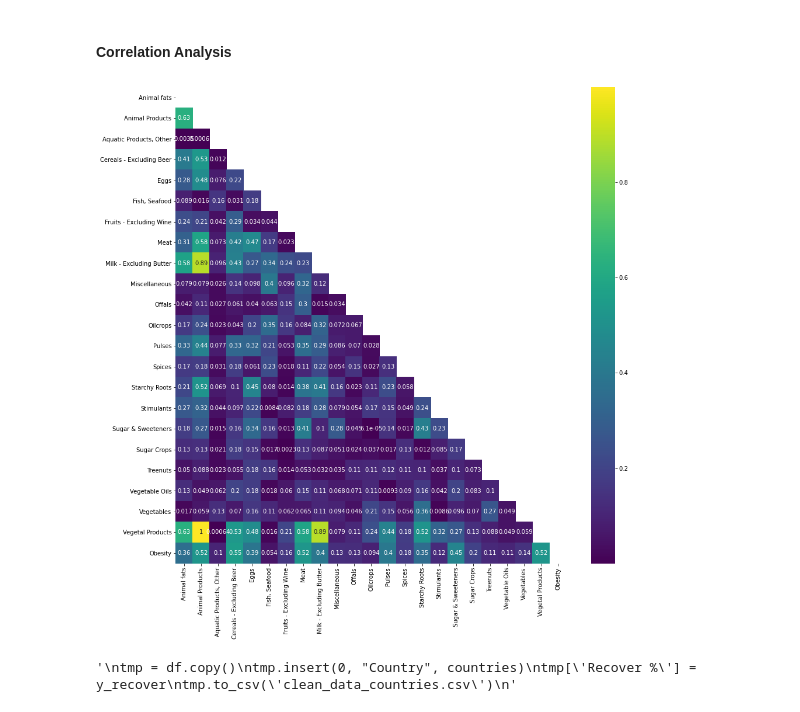
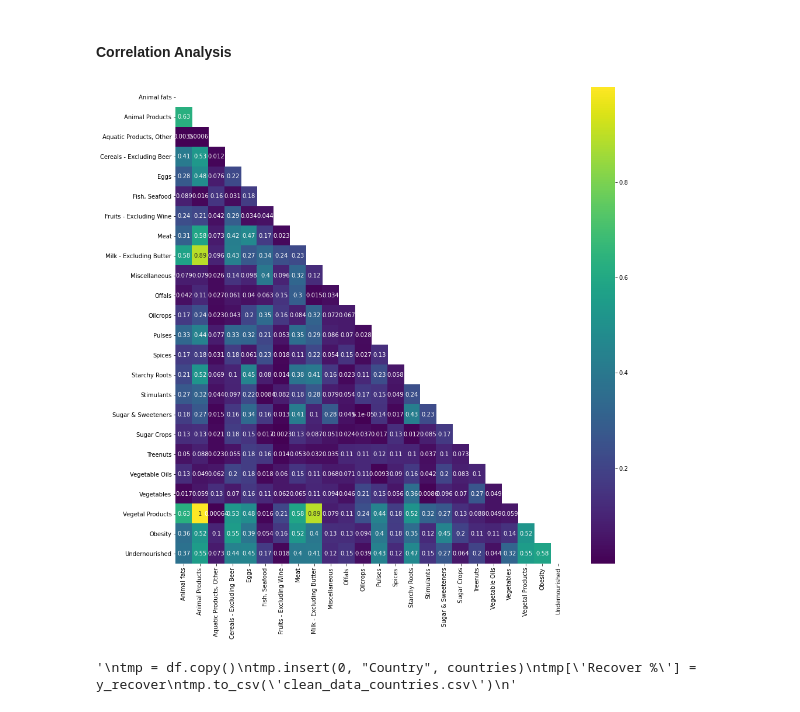
Before and after one commit to Linlin-Li-1/Game-of-Data, a Jupyter notebook: bios823-final-ml.ipynb, the cells around one changed output. Drawn from its saved outputs; the diff is of its cells as text; code cells hidden in the pictures.

Commit message:
edit figures

```diff
--- a/bios823-final-ml.ipynb
+++ b/bios823-final-ml.ipynb
@@ -47,0 +73,2 @@ df.head()
+# %%
+df.loc[df['Undernourished']=='<2.5', 'Undernourished'] = '2.0'
@@ -65,0 +113,2 @@ mn.matrix(df)
+# %%
+df['Country'] = countries
@@ -66,8 +122,8 @@ mn.matrix(df)
 # %%
 y_death = df['Deaths'] / df['Confirmed']
 y_recover = df['Recovered'] / df['Confirmed']
-df = df[df.columns[1:-5]]
-df.head()
+X = df[df.columns[1:-6]].copy()
+X.head()
 # %% [output]
 |  | Animal fats | Animal Products | Aquatic Products, Other | Cereals - Excluding Beer | Eggs | Fish, Seafood | ... |
 | 0 | 0.1973 | 9.4341 | 0.0 | 24.8097 | 0.2099 | 0.0350 | ... |
@@ -79,5 +135,5 @@ df.head()
 # %%
 scaler = StandardScaler() # Normalization
 # %%
-df.loc[:, :] = scaler.fit_transform(df)
+X.loc[:, :] = scaler.fit_transform(X)
 # %%
@@ -95,9 +151,9 @@ df.head()
 # %%
 # Exclude highly correlated variables
 plt.figure(figsize=(15, 15))
-corr = df.corr()
+corr = X.corr()
 mask = np.tri(*corr.shape).T
 sns.heatmap(corr.abs(), mask=mask, annot=True, cmap='viridis')
 plt.show()
 # %% [output]
-[figure, old version]
+[figure, new version]
```
Also changed, not shown: parts of 20 cells of this notebook.
